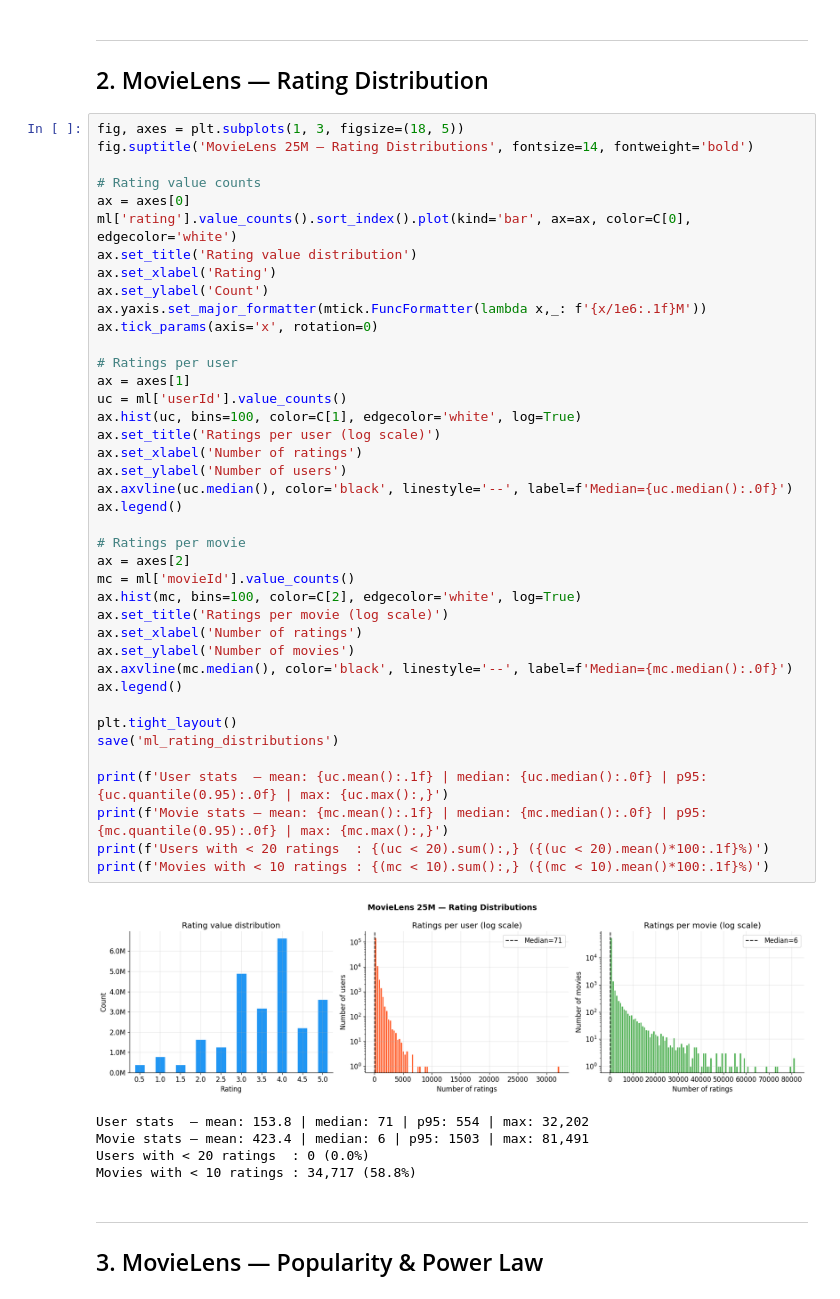
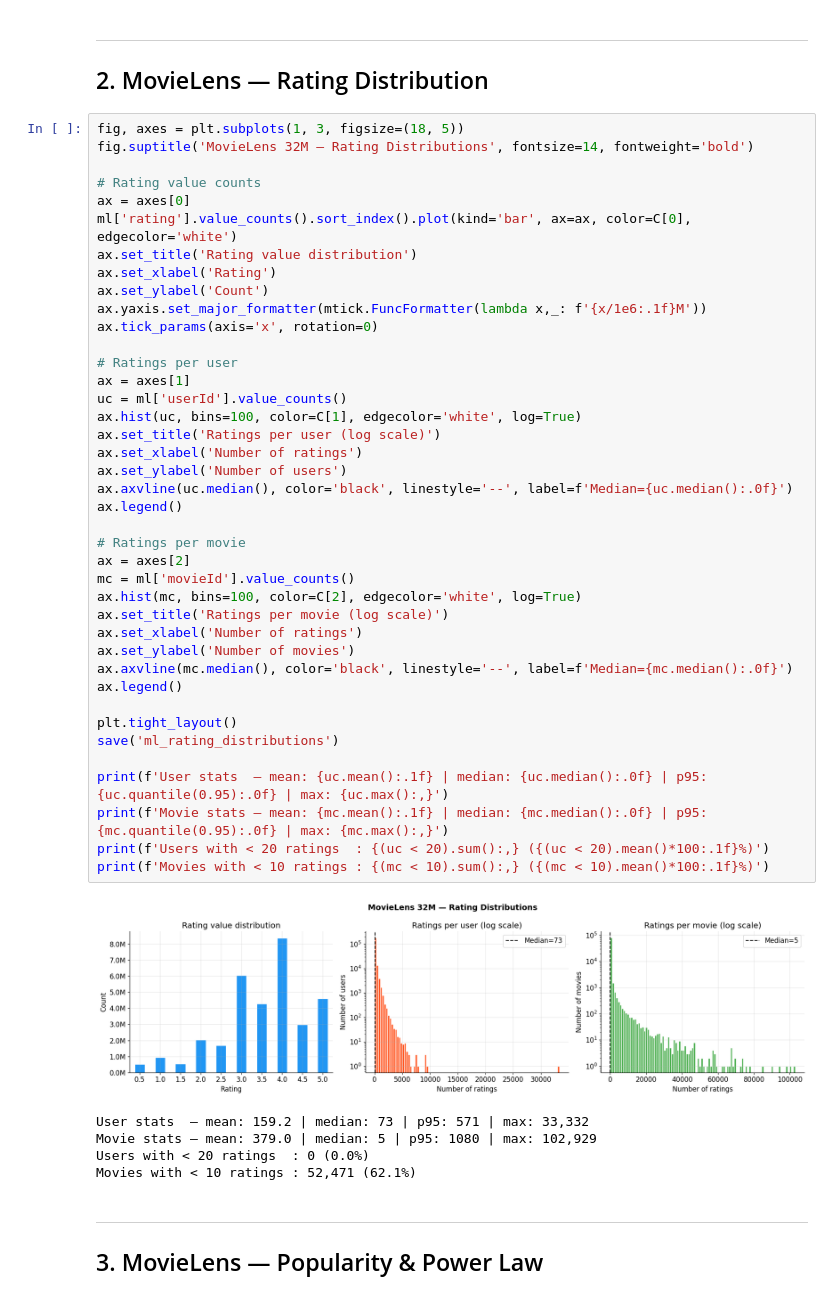
Before and after one commit to AceAryan/DataFlix, a Jupyter notebook: notebooks/eda.ipynb, the cells around one changed output. Drawn from its saved outputs; the diff is of its cells as text.

```diff
--- a/notebooks/eda.ipynb
+++ b/notebooks/eda.ipynb
@@ -98,7 +100,7 @@ Mean rating : 3.534
 ## 2. MovieLens — Rating Distribution
 # %%
 fig, axes = plt.subplots(1, 3, figsize=(18, 5))
-fig.suptitle('MovieLens 25M — Rating Distributions', fontsize=14, fontweight='bold')
+fig.suptitle('MovieLens 32M — Rating Distributions', fontsize=14, fontweight='bold')
 
 # Rating value counts
 ax = axes[0]
@@ -110,38 +112,38 @@ ax.yaxis.set_major_formatter(mtick.FuncFormatter(lambda x,_: f'{x/1e6:.1f}M'))
 ax.tick_params(axis='x', rotation=0)
 
 # Ratings per user
 ax = axes[1]
 uc = ml['userId'].value_counts()
 ax.hist(uc, bins=100, color=C[1], edgecolor='white', log=True)
 ax.set_title('Ratings per user (log scale)')
 ax.set_xlabel('Number of ratings')
 ax.set_ylabel('Number of users')
 ax.axvline(uc.median(), color='black', linestyle='--', label=f'Median={uc.median():.0f}')
 ax.legend()
 
 # Ratings per movie
 ax = axes[2]
 mc = ml['movieId'].value_counts()
 ax.hist(mc, bins=100, color=C[2], edgecolor='white', log=True)
 ax.set_title('Ratings per movie (log scale)')
 ax.set_xlabel('Number of ratings')
 ax.set_ylabel('Number of movies')
 ax.axvline(mc.median(), color='black', linestyle='--', label=f'Median={mc.median():.0f}')
 ax.legend()
 
 plt.tight_layout()
 save('ml_rating_distributions')
 
 print(f'User stats  — mean: {uc.mean():.1f} | median: {uc.median():.0f} | p95: {uc.quantile(0.95):.0f} | max: {uc.max():,}')
 print(f'Movie stats — mean: {mc.mean():.1f} | median: {mc.median():.0f} | p95: {mc.quantile(0.95):.0f} | max: {mc.max():,}')
 print(f'Users with < 20 ratings  : {(uc < 20).sum():,} ({(uc < 20).mean()*100:.1f}%)')
 print(f'Movies with < 10 ratings : {(mc < 10).sum():,} ({(mc < 10).mean()*100:.1f}%)')
 # %% [output]
-[figure, old version]
+[figure, new version]
-User stats  — mean: 153.8 | median: 71 | p95: 554 | max: 32,202
-Movie stats — mean: 423.4 | median: 6 | p95: 1503 | max: 81,491
+User stats  — mean: 159.2 | median: 73 | p95: 571 | max: 33,332
+Movie stats — mean: 379.0 | median: 5 | p95: 1080 | max: 102,929
 Users with < 20 ratings  : 0 (0.0%)
-Movies with < 10 ratings : 34,717 (58.8%)
+Movies with < 10 ratings : 52,471 (62.1%)
 # %% [markdown]
 ---
 ## 3. MovieLens — Popularity & Power Law
```
Also changed, not shown: parts of 12 cells of this notebook, 7 other files.
